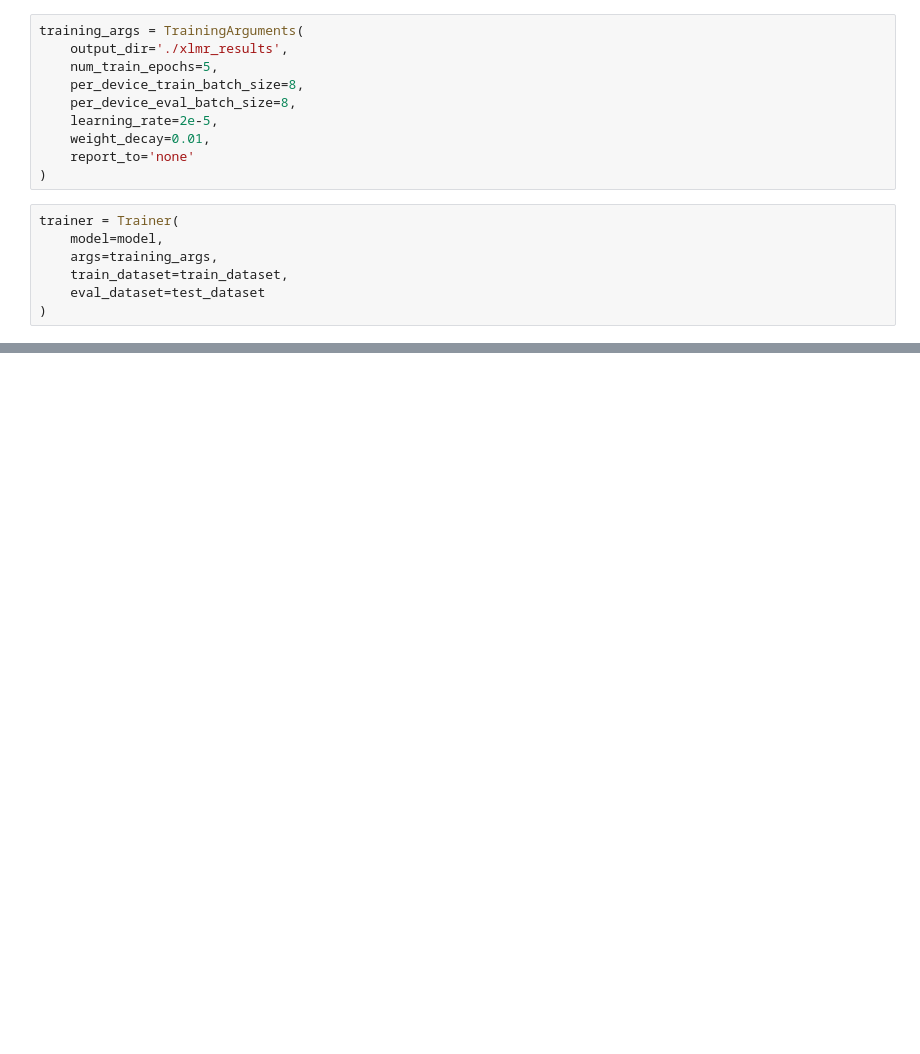
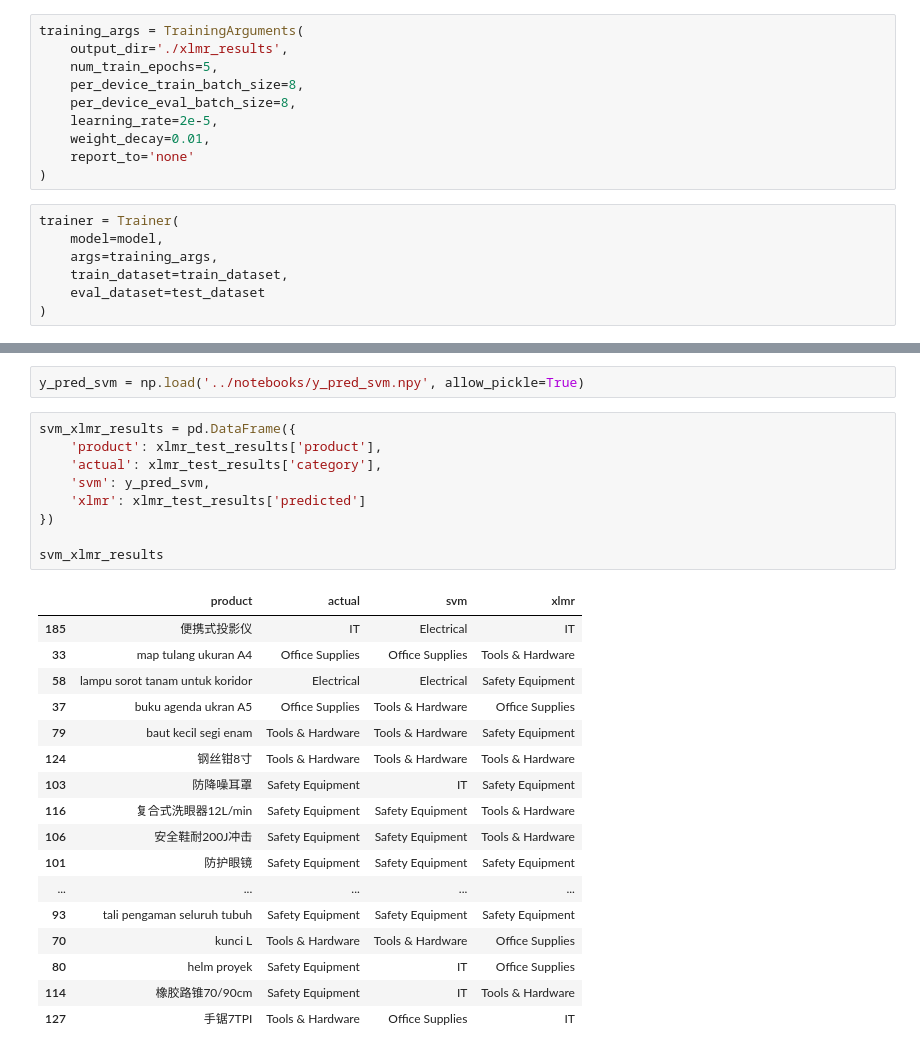
Before and after one commit to annisatzky-tech/chinese-indonesian-product-classification, a Jupyter notebook: notebooks/03_xlmr_model.ipynb, the cells around one changed output, grey strips where cells are left out. Cells and saved outputs as stored; diff of their text form; blank space fills up the shorter version.

```diff
--- a/notebooks/03_xlmr_model.ipynb
+++ b/notebooks/03_xlmr_model.ipynb
@@ -210,0 +246,29 @@ plt.show()
+# %%
+y_pred_svm = np.load('../notebooks/y_pred_svm.npy', allow_pickle=True)
+# %%
+svm_xlmr_results = pd.DataFrame({
+    'product': xlmr_test_results['product'],
+    'actual': xlmr_test_results['category'],
+    'svm': y_pred_svm,
+    'xlmr': xlmr_test_results['predicted']
+})
+
+svm_xlmr_results
+# %% [output]
+|  | product | actual | svm | xlmr |
+| 185 | 便携式投影仪 | IT | Electrical | IT |
+| 33 | map tulang ukuran A4 | Office Supplies | Office Supplies | Tools & Hardware |
+| 58 | lampu sorot tanam untuk koridor | Electrical | Electrical | Safety Equipment |
+| 37 | buku agenda ukran A5 | Office Supplies | Tools & Hardware | Office Supplies |
+| 79 | baut kecil segi enam | Tools & Hardware | Tools & Hardware | Safety Equipment |
+| 124 | 钢丝钳8寸 | Tools & Hardware | Tools & Hardware | Tools & Hardware |
+| 103 | 防降噪耳罩 | Safety Equipment | IT | Safety Equipment |
+| 116 | 复合式洗眼器12L/min | Safety Equipment | Safety Equipment | Tools & Hardware |
+| 106 | 安全鞋耐200J冲击 | Safety Equipment | Safety Equipment | Tools & Hardware |
+| 101 | 防护眼镜 | Safety Equipment | Safety Equipment | Safety Equipment |
+| ... | ... | ... | ... | ... |
+| 93 | tali pengaman seluruh tubuh | Safety Equipment | Safety Equipment | Safety Equipment |
+| 70 | kunci L | Tools & Hardware | Tools & Hardware | Office Supplies |
+| 80 | helm proyek | Safety Equipment | IT | Office Supplies |
+| 114 | 橡胶路锥70/90cm | Safety Equipment | IT | Tools & Hardware |
+| 127 | 手锯7TPI | Tools & Hardware | Office Supplies | IT |
```
Also changed, not shown: parts of 12 cells of this notebook, 2 other files.
